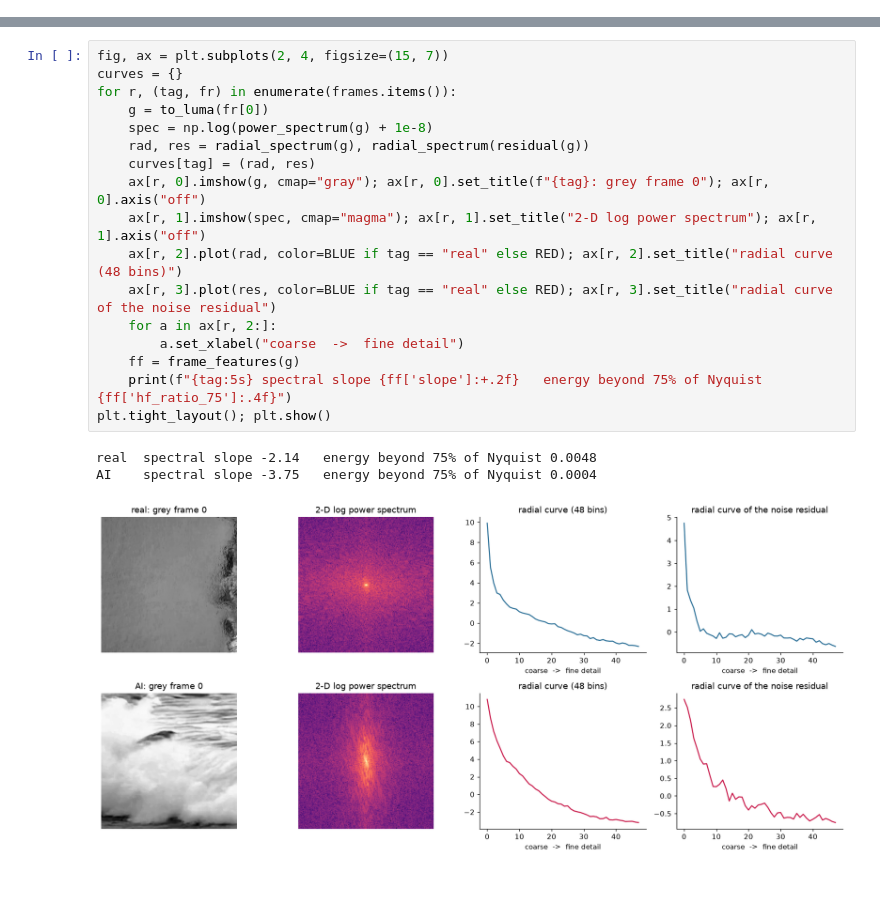
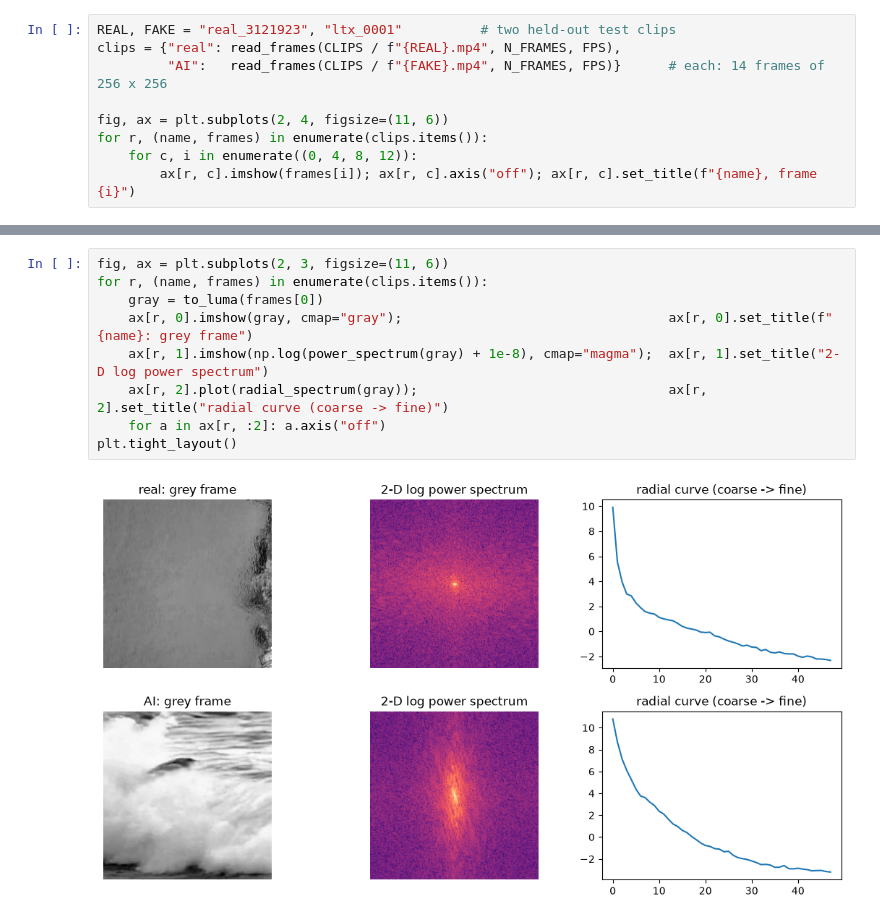
Before and after one commit to Astitva-Garg/Detection-of-AI-Generated-Video-via-Frequency-Domain, a Jupyter notebook: demo.ipynb, the cells around one changed output, grey strips where cells are left out. Drawn from its saved outputs; the diff is of its cells as text; blank space fills up the shorter version.

```diff
--- a/demo.ipynb
+++ b/demo.ipynb
@@ -78,0 +19,9 @@ The **noise residual** is the frame minus its 3x3 median, which keeps only the f
+# %%
+REAL, FAKE = "real_3121923", "ltx_0001"          # two held-out test clips
+clips = {"real": read_frames(CLIPS / f"{REAL}.mp4", N_FRAMES, FPS),
+         "AI":   read_frames(CLIPS / f"{FAKE}.mp4", N_FRAMES, FPS)}      # each: 14 frames of 256 x 256
+
+fig, ax = plt.subplots(2, 4, figsize=(11, 6))
+for r, (name, frames) in enumerate(clips.items()):
+    for c, i in enumerate((0, 4, 8, 12)):
+        ax[r, c].imshow(frames[i]); ax[r, c].axis("off"); ax[r, c].set_title(f"{name}, frame {i}")
@@ -79,21 +34,11 @@ The **noise residual** is the frame minus its 3x3 median, which keeps only the f
 # %%
-fig, ax = plt.subplots(2, 4, figsize=(15, 7))
-curves = {}
-for r, (tag, fr) in enumerate(frames.items()):
-    g = to_luma(fr[0])
-    spec = np.log(power_spectrum(g) + 1e-8)
-    rad, res = radial_spectrum(g), radial_spectrum(residual(g))
-    curves[tag] = (rad, res)
-    ax[r, 0].imshow(g, cmap="gray"); ax[r, 0].set_title(f"{tag}: grey frame 0"); ax[r, 0].axis("off")
-    ax[r, 1].imshow(spec, cmap="magma"); ax[r, 1].set_title("2-D log power spectrum"); ax[r, 1].axis("off")
-    ax[r, 2].plot(rad, color=BLUE if tag == "real" else RED); ax[r, 2].set_title("radial curve (48 bins)")
-    ax[r, 3].plot(res, color=BLUE if tag == "real" else RED); ax[r, 3].set_title("radial curve of the noise residual")
-    for a in ax[r, 2:]:
-        a.set_xlabel("coarse  ->  fine detail")
-    ff = frame_features(g)
-    print(f"{tag:5s} spectral slope {ff['slope']:+.2f}   energy beyond 75% of Nyquist {ff['hf_ratio_75']:.4f}")
-plt.tight_layout(); plt.show()
+fig, ax = plt.subplots(2, 3, figsize=(11, 6))
+for r, (name, frames) in enumerate(clips.items()):
+    gray = to_luma(frames[0])
+    ax[r, 0].imshow(gray, cmap="gray");                                  ax[r, 0].set_title(f"{name}: grey frame")
+    ax[r, 1].imshow(np.log(power_spectrum(gray) + 1e-8), cmap="magma");  ax[r, 1].set_title("2-D log power spectrum")
+    ax[r, 2].plot(radial_spectrum(gray));                                ax[r, 2].set_title("radial curve (coarse -> fine)")
+    for a in ax[r, :2]: a.axis("off")
+plt.tight_layout()
 # %% [output]
-real  spectral slope -2.14   energy beyond 75% of Nyquist 0.0048
-AI    spectral slope -3.75   energy beyond 75% of Nyquist 0.0004
-[figure, old version]
+[figure, new version]
```
Also changed, not shown: parts of 29 cells of this notebook.
